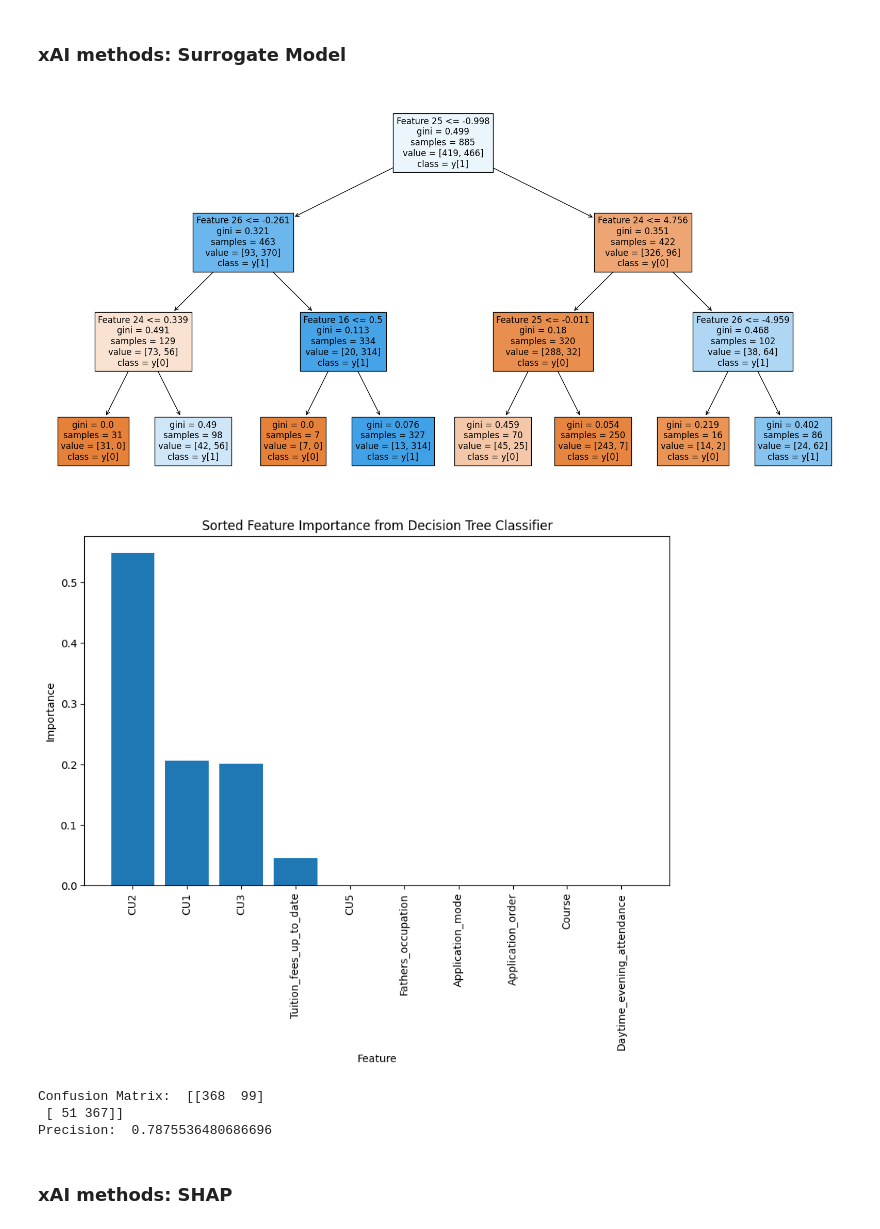
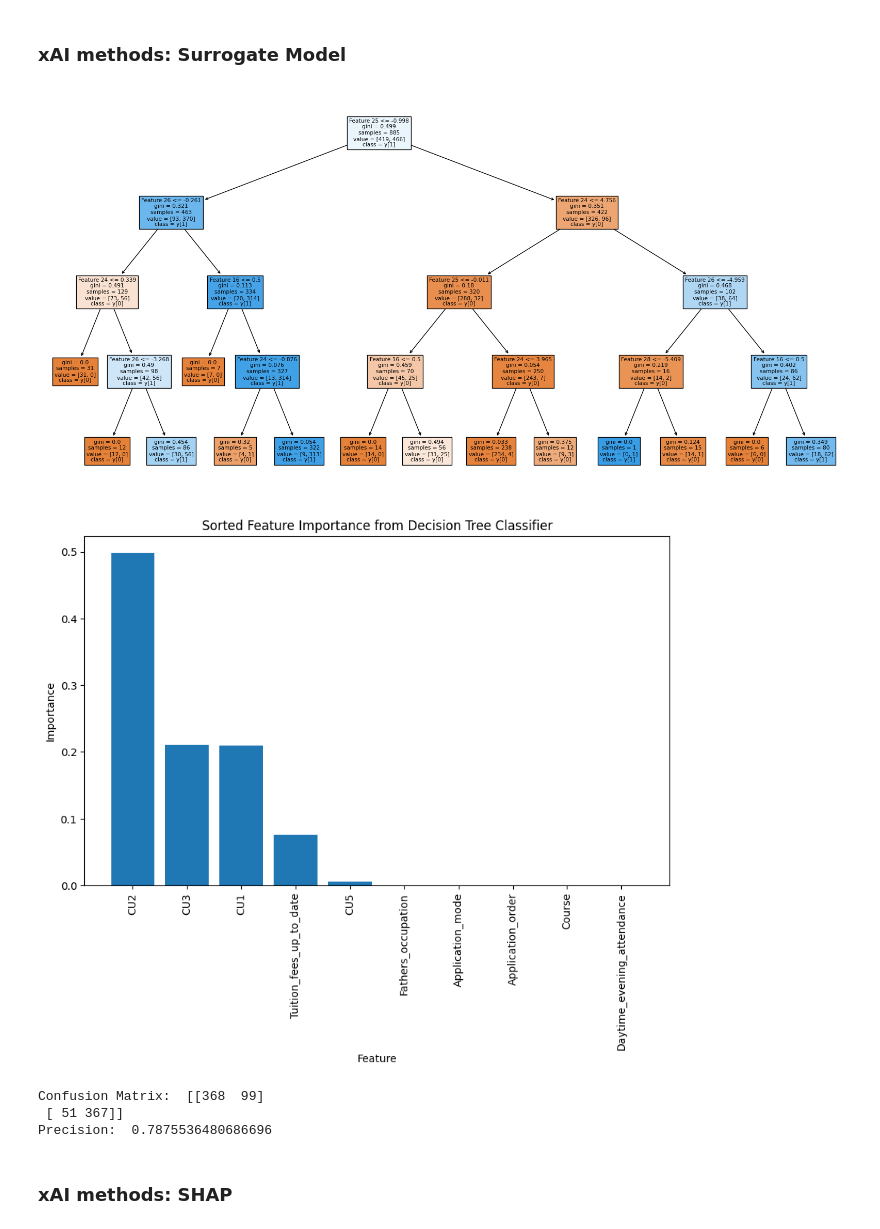
Before and after one commit to nscharrenberg/TAS-XAI, a Jupyter notebook: model_testing.ipynb, the cells around one changed output. Drawn from its saved outputs; the diff is of its cells as text; code cells hidden in the pictures.

Commit message:
changed depth on surrogate model

```diff
--- a/model_testing.ipynb
+++ b/model_testing.ipynb
@@ -127,36 +127,36 @@ xgb_classifier.fit(X_train, y_train)
 # Generate predictions using the XGBoost model
 xgb_predictions = xgb_classifier.predict(X_test)
 
 # Train a Decision Tree as the surrogate model
-surrogate_model = DecisionTreeClassifier(max_depth=3)  # Limiting tree depth for simplicity
+surrogate_model = DecisionTreeClassifier(max_depth=4)  # Limiting tree depth for simplicity
 surrogate_model.fit(X_test, xgb_predictions)
 # xgb_scores = train_and_show_auc(surrogate_model, features, target)
 
 # Visualize the Decision Tree
 plt.figure(figsize=(20,10))
 plot_tree(surrogate_model, filled=True, feature_names=[f'Feature {i}' for i in range(features.shape[1])], class_names=True)
 plt.show()
 
 feature_importances = surrogate_model.feature_importances_
 sorted_idx = np.argsort(feature_importances)[::-1]
 
 # Plot the sorted feature importances
 plt.figure(figsize=(10, 6))
 plt.bar(range(len(feature_importances[:10])), feature_importances[sorted_idx[:10]], align='center')
 plt.xticks(range(len(feature_importances[:10])), np.array(X_test.columns)[sorted_idx[:10]], rotation=90)
 plt.xlabel('Feature')
 plt.ylabel('Importance')
 plt.title('Sorted Feature Importance from Decision Tree Classifier')
 plt.show()
 
 # Confusion Matrix
 cm = confusion_matrix(y_test, xgb_predictions)
 precision = cm[1, 1] / (cm[1, 1] + cm[0, 1])
 print("Confusion Matrix: ",cm)
 print("Precision: ",precision)
 # %% [output]
-[figure, old version]
+[figure, new version]
-[figure, old version]
+[figure, new version]
 Confusion Matrix:  [[368  99]
  [ 51 367]]
 Precision:  0.7875536480686696
```
Also changed, not shown: parts of 2 cells of this notebook.
